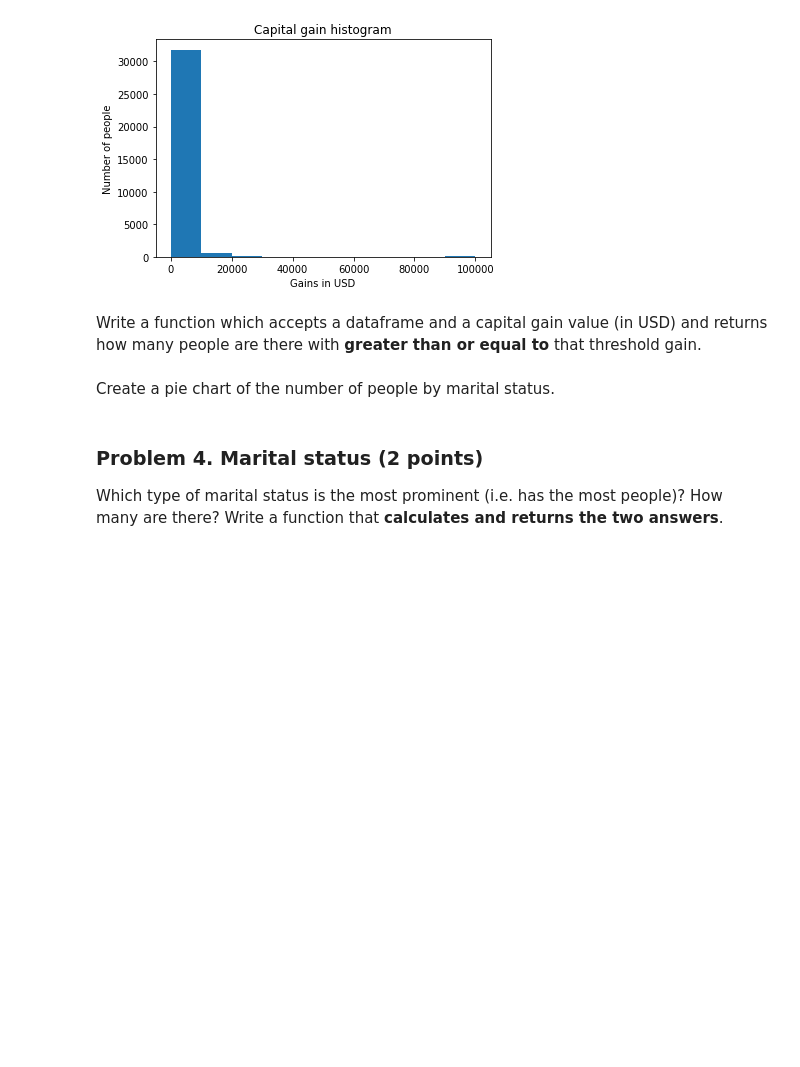
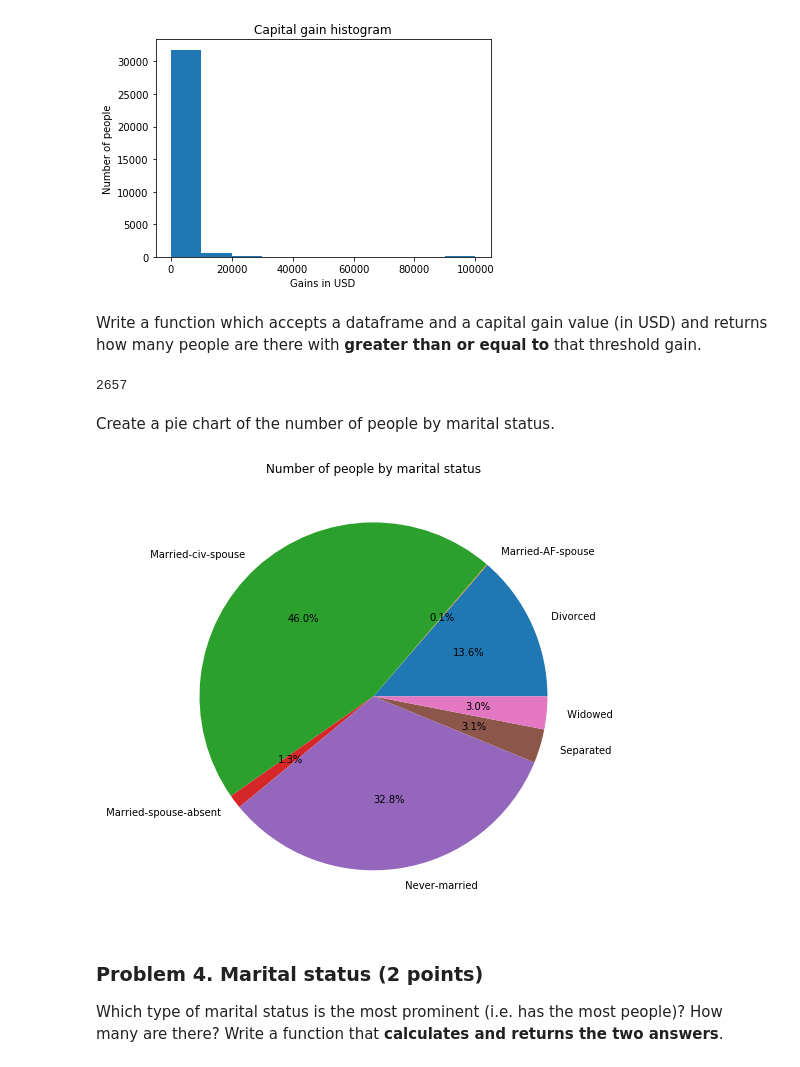
Before and after one commit to LuGeorgiev/Python-SoftUni, a Jupyter notebook: DataScience/03.DataVizualization/Data Visualization and EDA Lab.ipynb, the cells around one changed output. Drawn from its saved outputs; the diff is of its cells as text; code cells hidden in the pictures; blank space fills up the shorter version.

```diff
--- a/DataScience/03.DataVizualization/Data Visualization and EDA Lab.ipynb
+++ b/DataScience/03.DataVizualization/Data Visualization and EDA Lab.ipynb
@@ -66,0 +63,4 @@ def get_num_people_with_higher_gain(dataframe, threshold_gain):
+# %%
+income_data[income_data.gain >= 1000].shape[0]
+# %% [output]
+2657
@@ -74,3 +74,15 @@ raise NotImplementedError()
+# %%
+marital_status = {}
+for status, data in income_data.groupby("marry"):
+    marital_status[status] = data.shape[0]
+
+
+plt.figure(figsize = (8,8))
+plt.title("Number of people by marital status")
+plt.pie(marital_status.values(), labels = marital_status.keys(),autopct='%1.1f%%')
+plt.show()
+# %% [output]
+[figure, added]
 # %% [markdown]
 ### Problem 4. Marital status (2 points)
 Which type of marital status is the most prominent (i.e. has the most people)? How many are there? Write a function that **calculates and returns the two answers**.
```
Also changed, not shown: parts of 15 cells of this notebook.
